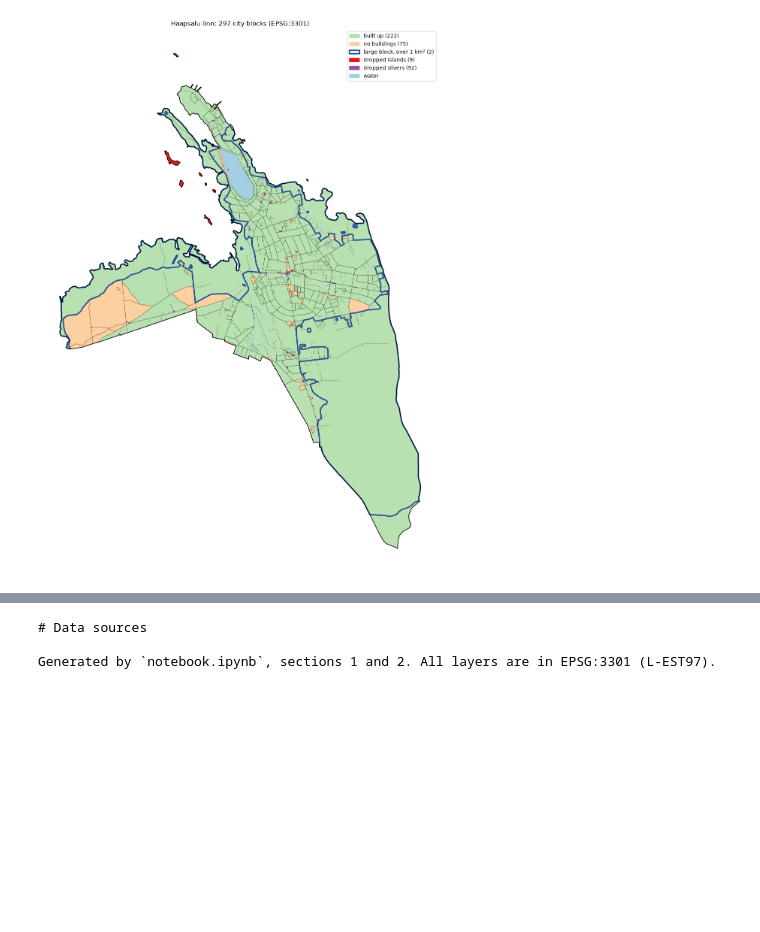
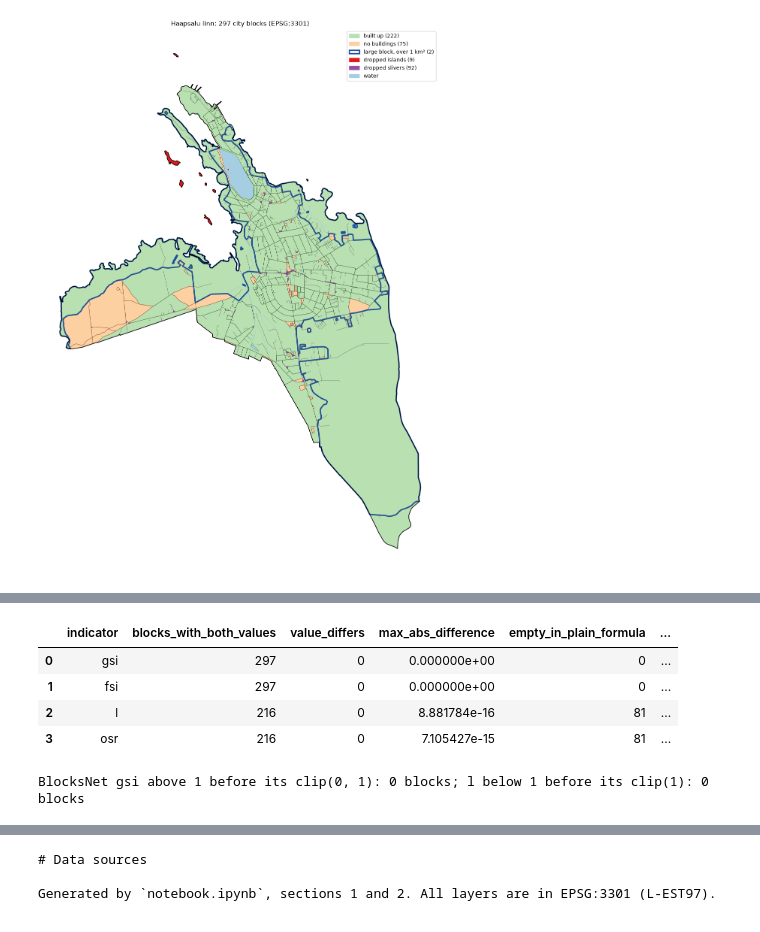
Before and after one commit to aleks-nab/haapsalu-urban-blocks, a Jupyter notebook: notebook.ipynb, the cells around one changed output, grey strips where cells are left out. Saved outputs shown, nothing was run; the diff lists cells and outputs as text; code cells hidden in the pictures; blank space fills up the shorter version.

```diff
--- a/notebook.ipynb
+++ b/notebook.ipynb
@@ -837,6 +841,25 @@ net_by_block = joined_dw.groupby(level=0)["net_area_m2"].sum().reindex(blocks.in
 blocks["n_dwellings"] = joined_dw.groupby(level=0).size().reindex(blocks.index).fillna(0).astype(int)
 blocks["dwelling_net_area_m2"] = net_by_block.round(1)
 blocks["population_block"] = population * net_by_block / dwellings["suletud_netopind"].sum()
+
+# Density indicators from ALL official buildings (not only dwellings), floors of all sources.
+# Buildings belong to the block that contains their inside point; footprints are not cut at block borders.
+floor_area_all = buildings_off["footprint_m2"] * buildings_off["floors"]
+all_points = gpd.GeoDataFrame({"footprint": buildings_off["footprint_m2"], "floor_area": floor_area_all,
+                               "floor_area_estimated": floor_area_all.where(buildings_off["floors_source"] != "registry", 0)},
+                              geometry=buildings_off.representative_point(), crs=CRS)
+sums = (gpd.sjoin(blocks[["geometry"]], all_points, predicate="contains").groupby(level=0)
+        [["footprint", "floor_area", "floor_area_estimated"]].sum().reindex(blocks.index).fillna(0))
+site = blocks.geometry.area
+blocks["floor_area_official_m2"] = sums["floor_area"].round(1)
+bn_in = pd.DataFrame({"site_area": site, "footprint_area": sums["footprint"], "build_floor_area": sums["floor_area"],
+                      "living_area": 0.0})  # living_area is required by the BlocksNet schema; only its mxi uses it
+bn_out = calculate_density_indicators(bn_in)  # BlocksNet: fsi, gsi, l, osr (and mxi, living shares, not used)
+blocks["gsi"] = bn_out["gsi"]
+blocks["fsi"] = bn_out["fsi"]
+blocks["l"] = bn_out["l"].where(bn_out["gsi"] > 0)      # empty if gsi = 0 (BlocksNet gives NaN or inf)
+blocks["osr"] = bn_out["osr"].where(bn_out["fsi"] > 0)  # empty if fsi = 0 (BlocksNet gives NaN or inf)
+blocks["share_floors_estimated"] = (sums["floor_area_estimated"] / sums["floor_area"]).where(sums["floor_area"] > 0)
 print(f"Dropped islands without buildings: {len(islands)} (total area {islands.area_m2.sum():,.0f} m²)")
 print(f"Dropped slivers without buildings: {len(slivers)} (total area {slivers.area_m2.sum():,.0f} m²)")
 # %% [output]
@@ -944,0 +990,25 @@ plt.show()
+# %%
+plain = pd.DataFrame({"gsi": sums["footprint"] / site, "fsi": sums["floor_area"] / site})
+plain["l"] = (plain["fsi"] / plain["gsi"]).where(plain["gsi"] > 0)
+plain["osr"] = ((1 - plain["gsi"]) / plain["fsi"]).where(plain["fsi"] > 0)
+
+rows = []
+for m in ["gsi", "fsi", "l", "osr"]:
+    mine, theirs = plain[m], bn_out[m]
+    both = mine.notna() & np.isfinite(theirs)
+    rows.append(dict(indicator=m,
+                     blocks_with_both_values=int(both.sum()),
+                     value_differs=int(((mine - theirs).abs() > 1e-9)[both].sum()),
+                     max_abs_difference=float((mine - theirs).abs()[both].max()) if both.any() else 0.0,
+                     empty_in_plain_formula=int(mine.isna().sum()),
+                     blocksnet_nan_or_inf=int((~np.isfinite(theirs)).sum())))
+display(pd.DataFrame(rows))
+print("BlocksNet gsi above 1 before its clip(0, 1):", int((sums["footprint"] / site > 1).sum()), "blocks;",
+      "l below 1 before its clip(1):", int(((sums["floor_area"] / sums["footprint"]) < 1).sum()), "blocks")
+# %% [output]
+|  | indicator | blocks_with_both_values | value_differs | max_abs_difference | empty_in_plain_formula | ... |
+| 0 | gsi | 297 | 0 | 0.000000e+00 | 0 | ... |
+| 1 | fsi | 297 | 0 | 0.000000e+00 | 0 | ... |
+| 2 | l | 216 | 0 | 8.881784e-16 | 81 | ... |
+| 3 | osr | 216 | 0 | 7.105427e-15 | 81 | ... |
+BlocksNet gsi above 1 before its clip(0, 1): 0 blocks; l below 1 before its clip(1): 0 blocks
```
Also changed, not shown: parts of 11 cells of this notebook, 4 other files.
